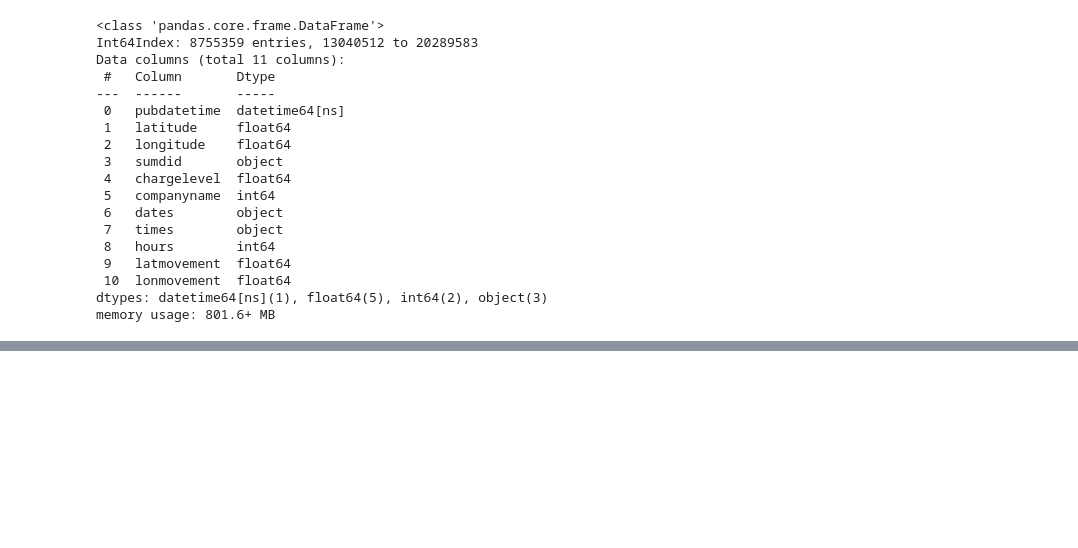
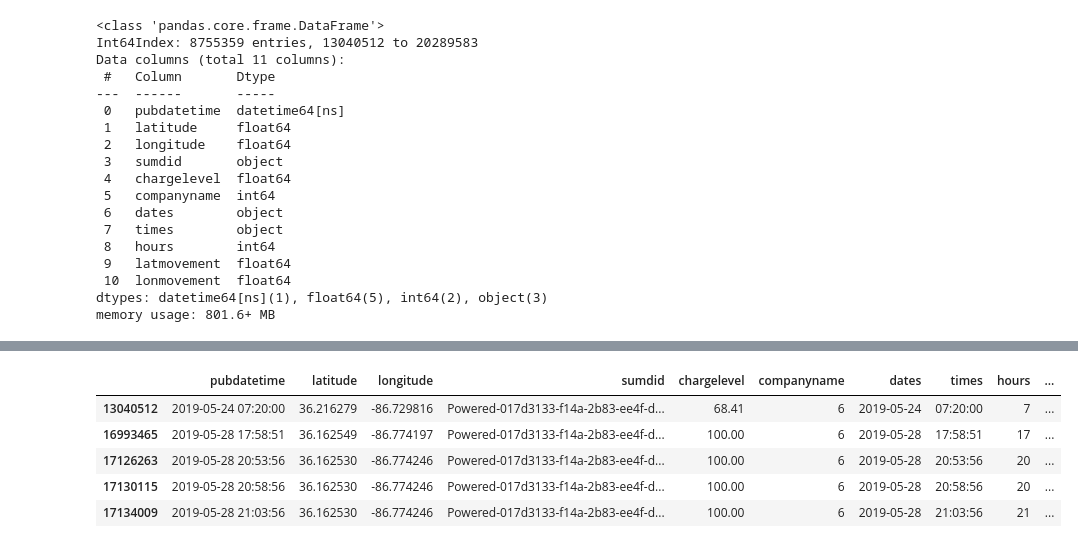
Before and after one commit to Rhunsilval/nashville_scooters_python, a Jupyter notebook: notebooks/2_exploration_may.ipynb, the cells around one changed output, grey strips where cells are left out. Cells and saved outputs as stored; diff of their text form; code cells hidden in the pictures; blank space fills up the shorter version.

```diff
--- a/notebooks/2_exploration_may.ipynb
+++ b/notebooks/2_exploration_may.ipynb
@@ -679,0 +725,2 @@ memory usage: 93.8+ KB
+# %%
+minimay_stationaryscooter['timeshift'] = minimay_stationaryscooter['timeshift']/np.timedelta64(1, 's')
@@ -679,0 +733,9 @@ memory usage: 93.8+ KB
+# %%
+minimay_stationaryscooter.head()
+# %% [output]
+|  | pubdatetime | latitude | longitude | sumdid | chargelevel | companyname | dates | times | hours | ... |
+| 13040512 | 2019-05-24 07:20:00 | 36.216279 | -86.729816 | Powered-017d3133-f14a-2b83-ee4f-d... | 68.41 | 6 | 2019-05-24 | 07:20:00 | 7 | ... |
+| 16993465 | 2019-05-28 17:58:51 | 36.162549 | -86.774197 | Powered-017d3133-f14a-2b83-ee4f-d... | 100.00 | 6 | 2019-05-28 | 17:58:51 | 17 | ... |
+| 17126263 | 2019-05-28 20:53:56 | 36.162530 | -86.774246 | Powered-017d3133-f14a-2b83-ee4f-d... | 100.00 | 6 | 2019-05-28 | 20:53:56 | 20 | ... |
+| 17130115 | 2019-05-28 20:58:56 | 36.162530 | -86.774246 | Powered-017d3133-f14a-2b83-ee4f-d... | 100.00 | 6 | 2019-05-28 | 20:58:56 | 20 | ... |
+| 17134009 | 2019-05-28 21:03:56 | 36.162530 | -86.774246 | Powered-017d3133-f14a-2b83-ee4f-d... | 100.00 | 6 | 2019-05-28 | 21:03:56 | 21 | ... |
```
Also changed, not shown: parts of 12 cells of this notebook.
